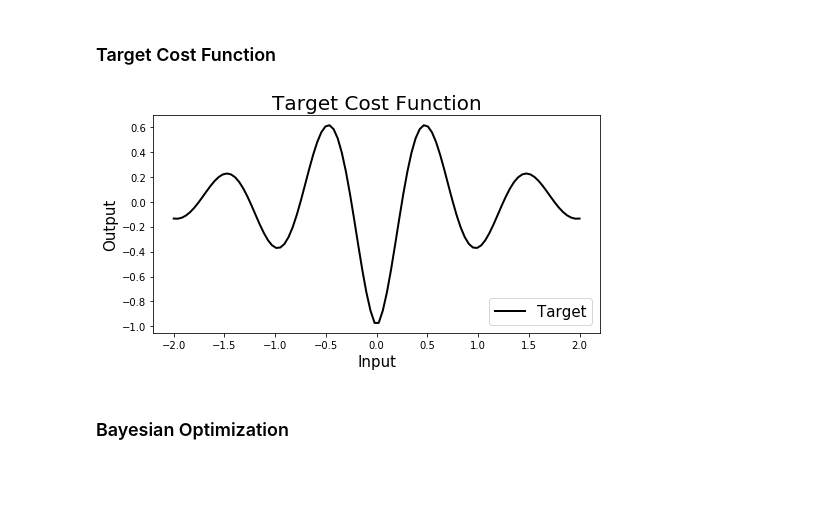
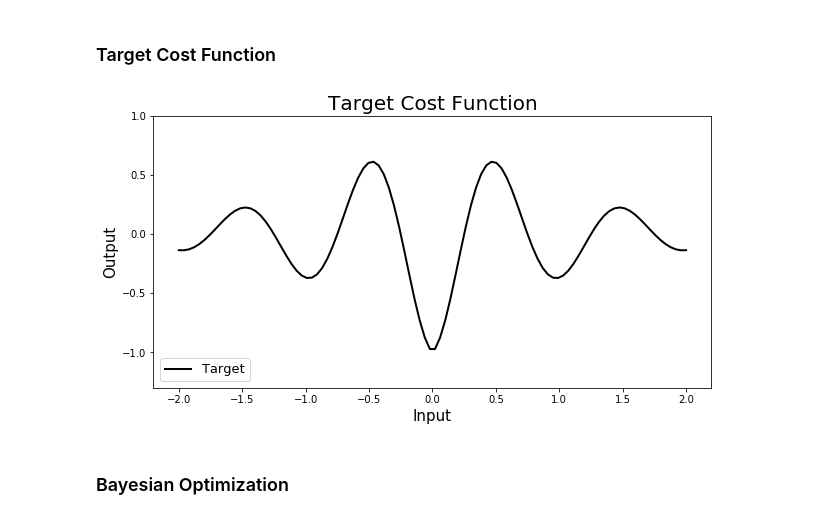
Before and after one commit to sjchoi86/bbopt, a Jupyter notebook: code/demo_bbo_01_BayesOpt.ipynb, the cells around one changed output. Drawn from its saved outputs; the diff is of its cells as text; code cells hidden in the pictures; blank space fills up the shorter version.

Commit message:
plot added.

```diff
--- a/code/demo_bbo_01_BayesOpt.ipynb
+++ b/code/demo_bbo_01_BayesOpt.ipynb
@@ -17,12 +17,14 @@ def func_eval(x): # x:[n x d]
 # %%
 xmin,xmax = -2,2
 x_target = np.linspace(start=xmin,stop=xmax,num=100).reshape((-1,1))
 y_target = func_eval(x_target)
 plot_line(
     x_target,y_target,fmt='-',lc='k',lw=2,label='Target',
-    figsize=(8,4),xstr='Input',xfs=15,ystr='Output',yfs=15,tstr='Target Cost Function',tfs=20)
+    figsize=(10,5),xstr='Input',xfs=15,ystr='Output',yfs=15,tstr='Target Cost Function',tfs=20,
+    ylim=[-1.3,+1],
+    lfs=13,lloc='lower left')
 # %% [output]
-[figure, old version]
+[figure, new version]
 # %% [markdown]
 ### Bayesian Optimization
 # %%
```
Also changed, not shown: parts of 1 cell of this notebook.
